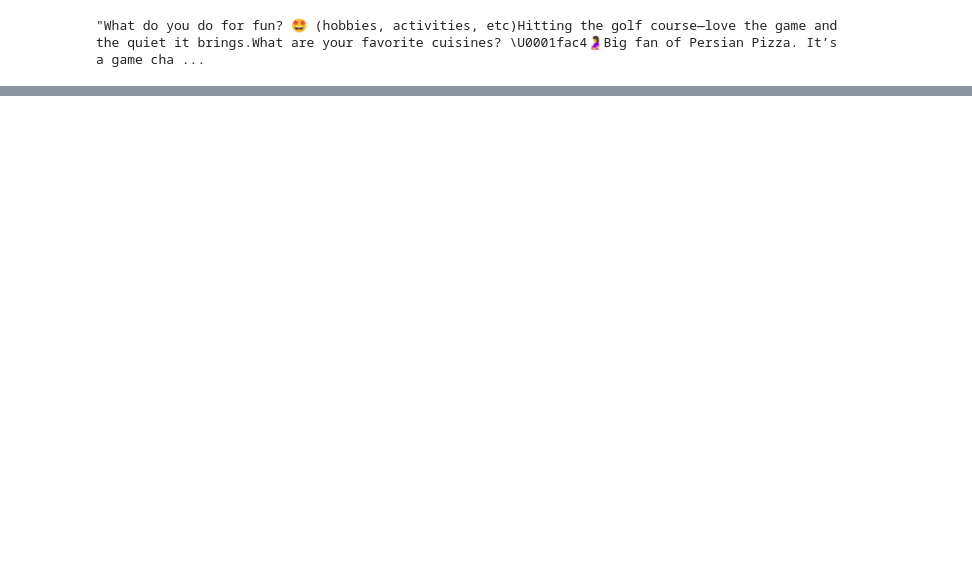
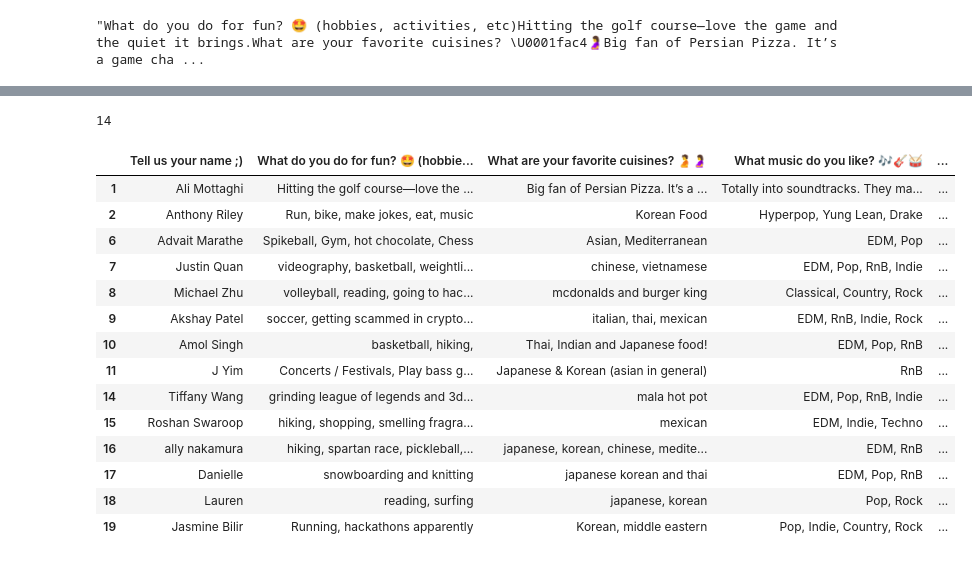
Before and after one commit to TheQuantumFractal/real2simbackend, a Jupyter notebook: phase1/prompt.ipynb, the cells around one changed output, grey strips where cells are left out. Cells and saved outputs as stored; diff of their text form; code cells hidden in the pictures; blank space fills up the shorter version.

```diff
--- a/phase1/prompt.ipynb
+++ b/phase1/prompt.ipynb
@@ -58,0 +80,22 @@ with open("emojis.json", "w") as file:
+# %%
+len(emoji_dict)
+# %% [output]
+14
+# %%
+new_df
+# %% [output]
+|  | Tell us your name ;) | What do you do for fun? 🤩 (hobbie... | What are your favorite cuisines? 🫄🤰 | What music do you like? 🎶🎸🥁 | ... |
+| 1 | Ali Mottaghi | Hitting the golf course—love the ... | Big fan of Persian Pizza. It’s a ... | Totally into soundtracks. They ma... | ... |
+| 2 | Anthony Riley | Run, bike, make jokes, eat, music | Korean Food | Hyperpop, Yung Lean, Drake | ... |
+| 6 | Advait Marathe | Spikeball, Gym, hot chocolate, Chess | Asian, Mediterranean | EDM, Pop | ... |
+| 7 | Justin Quan | videography, basketball, weightli... | chinese, vietnamese | EDM, Pop, RnB, Indie | ... |
+| 8 | Michael Zhu | volleyball, reading, going to hac... | mcdonalds and burger king | Classical, Country, Rock | ... |
+| 9 | Akshay Patel | soccer, getting scammed in crypto... | italian, thai, mexican | EDM, RnB, Indie, Rock | ... |
+| 10 | Amol Singh | basketball, hiking, | Thai, Indian and Japanese food! | EDM, Pop, RnB | ... |
+| 11 | J Yim | Concerts / Festivals, Play bass g... | Japanese & Korean (asian in general) | RnB | ... |
+| 14 | Tiffany Wang | grinding league of legends and 3d... | mala hot pot | EDM, Pop, RnB, Indie | ... |
+| 15 | Roshan Swaroop | hiking, shopping, smelling fragra... | mexican | EDM, Indie, Techno | ... |
+| 16 | ally nakamura | hiking, spartan race, pickleball,... | japanese, korean, chinese, medite... | EDM, RnB | ... |
+| 17 | Danielle | snowboarding and knitting | japanese korean and thai | EDM, Pop, RnB | ... |
+| 18 | Lauren | reading, surfing | japanese, korean | Pop, Rock | ... |
+| 19 | Jasmine Bilir | Running, hackathons apparently | Korean, middle eastern | Pop, Indie, Country, Rock | ... |
```
Also changed, not shown: parts of 3 cells of this notebook, 3 other files.
